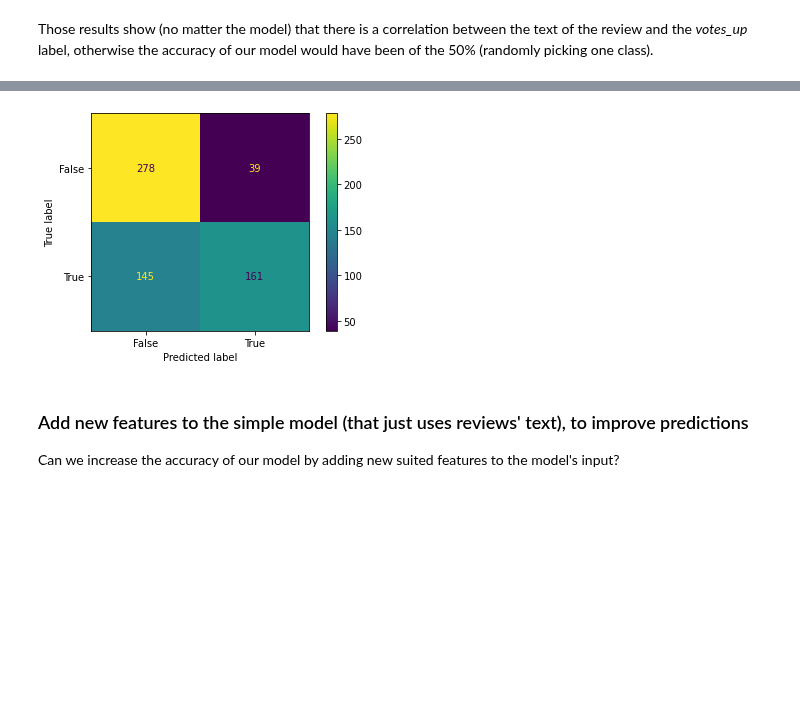
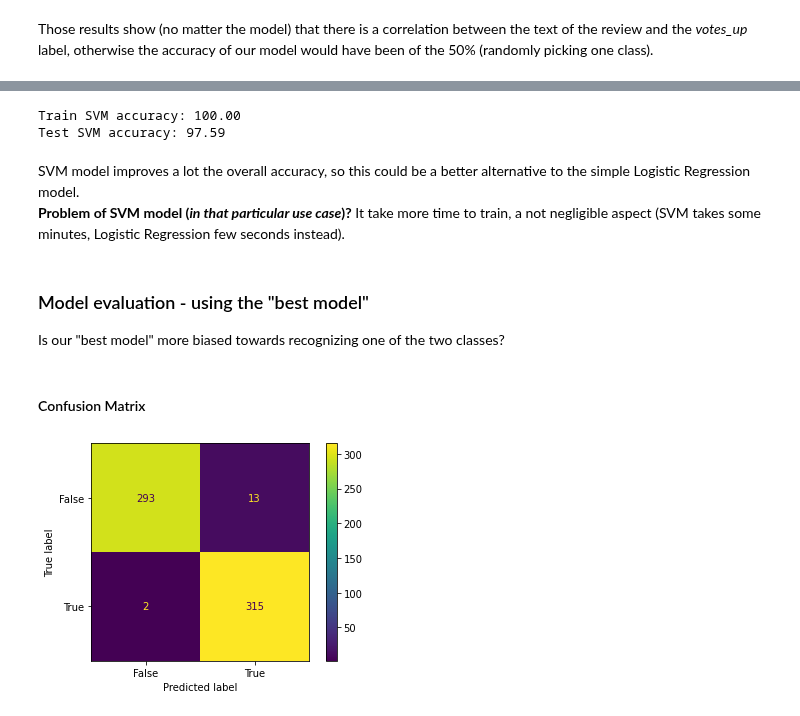
Before and after one commit to Amatofrancesco99/dsbda2022, a Jupyter notebook: notebooks/hypothesis/local/5th.ipynb, the cells around one changed output, grey strips where cells are left out. Cells and saved outputs as stored; diff of their text form; code cells hidden in the pictures; blank space fills up the shorter version.

```diff
--- a/notebooks/hypothesis/local/5th.ipynb
+++ b/notebooks/hypothesis/local/5th.ipynb
@@ -154,0 +381,17 @@ Those results show (no matter the model) that there is a correlation between the
+# %%
+# GAME OWNERS - Normalized
+x2 = np.array(restricted_and_games_df['owners'])[:, np.newaxis]
+scaler = sklearn.preprocessing.StandardScaler()
+scaler.fit(x2)
+x2 = scaler.transform(x2)
+
+# USER REVIEWS APPRECIATION - Normalized
+x3 = np.array(restricted_and_games_df['user_reviews_appreciation'])[:, np.newaxis]
+scaler.fit(x3)
+x3 = scaler.transform(x3)
+
+# Join the more relevant features (x1 = Bow, x2 = owners, x3 = user_reviews_appreciation)
+X = np.column_stack([x1, x2, x3])
+
+# Create training and test split
+X_train, X_test, y_train, y_test = sklearn.model_selection.train_test_split(X, y, train_size=0.9, shuffle=True, random_state=0)
@@ -154,0 +400,8 @@ Those results show (no matter the model) that there is a correlation between the
+# %%
+# Fit the model
+lr.fit(X_train, y_train)
+# Create the predictions
+lr_y_predict = lr.predict(X_test)
+# Use metrics.accuracy_score to measure the score
+print("Train Logistic Regression accuracy: %.2f" % (sklearn.metrics.accuracy_score(y_train, lr.predict(X_train)) * 100))
+print("Test Logistic Regression accuracy: %.2f" % (sklearn.metrics.accuracy_score(y_test, lr_y_predict) * 100))
@@ -155,13 +420,33 @@ Those results show (no matter the model) that there is a correlation between the
+# %%
+# Create an instance of SVM classifier
+svm = sklearn.svm.SVC(C=30)
+# Fit the model
+svm.fit(X_train, y_train)
+# Create the predictions
+svm_y_predict = svm.predict(X_test)
+# Use metrics.accuracy_score to measure the score
+print("Train SVM accuracy: %.2f" % (sklearn.metrics.accuracy_score(y_train, svm.predict(X_train)) * 100))
+print("Test SVM accuracy: %.2f" % (sklearn.metrics.accuracy_score(y_test, svm_y_predict) * 100))
+# %% [output]
+Train SVM accuracy: 100.00
+Test SVM accuracy: 97.59
+# %% [markdown]
+SVM model improves a lot the overall accuracy, so this could be a better alternative to the simple Logistic Regression model.<br>
+**Problem of SVM model (*in that particular use case*)?** It take more time to train, a not negligible aspect (SVM takes some minutes, Logistic Regression few seconds instead).
+# %% [markdown]
+### Model evaluation - using the "best model"
+
+Is our "best model" more biased towards recognizing one of the two classes?
 # %%
 lr_acc = sklearn.metrics.accuracy_score(y_test, lr_y_predict)
 svm_acc = sklearn.metrics.accuracy_score(y_test, svm_y_predict)
-
-confusion_matrix = sklearn.metrics.confusion_matrix(y_test, svm_y_predict if svm_acc > lr_acc else lr_y_predict)
-cm_display = sklearn.metrics.ConfusionMatrixDisplay(confusion_matrix = confusion_matrix, display_labels = [False, True])
-cm_display.plot();
+best_y_predict = svm_y_predict if svm_acc > lr_acc else lr_y_predict
+best_model = svm if svm_acc > lr_acc else lr
-# %% [output]
-[figure, removed]
-# %% [markdown]
-### Add new features to the simple model (that just uses reviews' text), to improve predictions
-
-Can we increase the accuracy of our model by adding new suited features to the model's input?
+# %% [markdown]
+#### Confusion Matrix
+# %%
+confusion_matrix = sklearn.metrics.confusion_matrix(y_test, best_y_predict)
+cm_display = sklearn.metrics.ConfusionMatrixDisplay(confusion_matrix=confusion_matrix, display_labels=[False, True])
+cm_display.plot();
+# %% [output]
+[figure, added]
```
Also changed, not shown: parts of 50 cells of this notebook.
